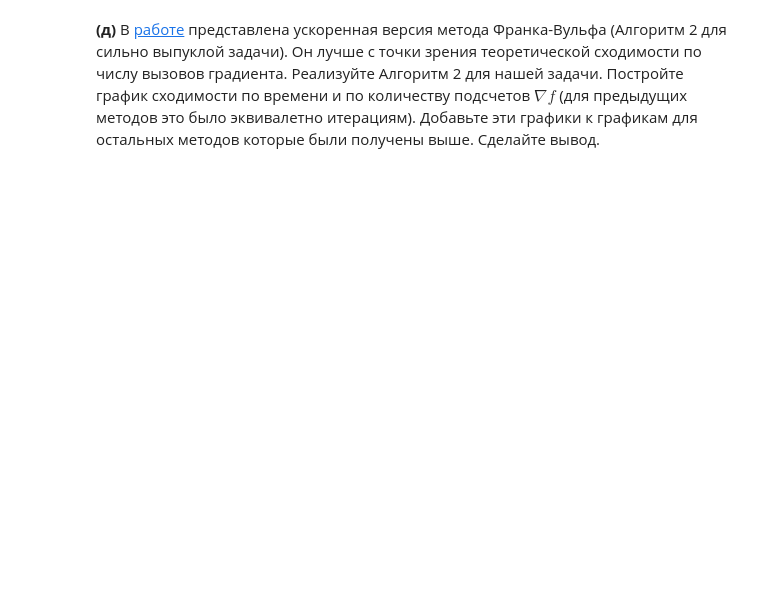
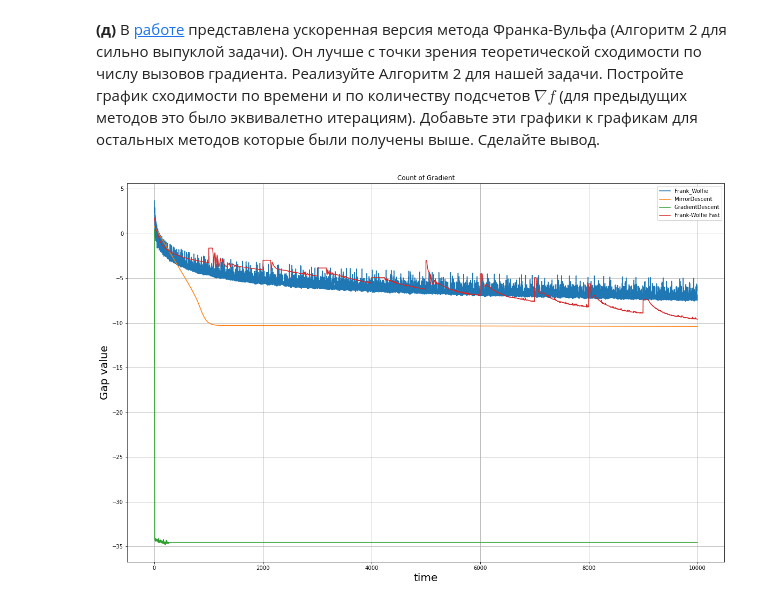
Before and after one commit to HAshIRa7/Optimization-methods, a Jupyter notebook: Optimization_HW_4.ipynb, the cells around one changed output. Cells and saved outputs as stored; diff of their text form; code cells hidden in the pictures; blank space fills up the shorter version.

```diff
--- a/Optimization_HW_4.ipynb
+++ b/Optimization_HW_4.ipynb
@@ -220,0 +296,21 @@ __(д)__ В [работе](https://sci-hub.ru/https://doi.org/10.1137/140992382)
+# %%
+d = 100
+L = 1000
+mu = 1
+# %%
+def CGS(gradi, u, b, e):
+    u_new = u
+    while True:
+        v = np.zeros(len(u))
+        mini = (gradi + b * (u_new - u))[0]
+        j = 0
+        for i in range(1, len(u)):
+            if (gradi + b * (u_new - u))[i] < mini:
+                mini = (gradi + b * (u_new - u))[i]
+                j = i
+        v[j] = 1
+        cr = (gradi + b * (u_new - u)).T @ u_new - np.min(gradi + b * (u_new - u))
+        if cr <= e:
+            return u_new
+        a = min(1, ((b * (u - u_new) - gradi).T @ (v - u_new)) / (b * np.linalg.norm(v - u_new)**2))
+        u_new = (1 - a) * u_new + a * v
@@ -220,0 +354,18 @@ __(д)__ В [работе](https://sci-hub.ru/https://doi.org/10.1137/140992382)
+# %%
+fwf = FrankWolfieFast(A, d, mu, L)
+# %%
+fwf.fit()
+# %%
+plt.figure(figsize=(20,13))
+plt.grid()
+plt.title('Count of Gradient')
+plt.plot(range(fw.max_iter), np.log(fw.gap_history), label='Frank_Wolfie')
+plt.plot(range(md.max_iter), np.log(md.gap_history), label='MirrorDescent')
+plt.plot(range(gd.max_iter), np.log(gd.gap_history), label='GradientDescent')
+plt.plot(range(1, fwf.iters * fwf.max_iter + 1, 1), np.log(fwf.gap_history), label='Frank-Wolfie Fast')
+plt.xlabel('time', fontsize=20)
+plt.ylabel('Gap value', fontsize=20)
+plt.legend()
+plt.show()
+# %% [output]
+[figure, added]
```
Also changed, not shown: parts of 21 cells of this notebook.
